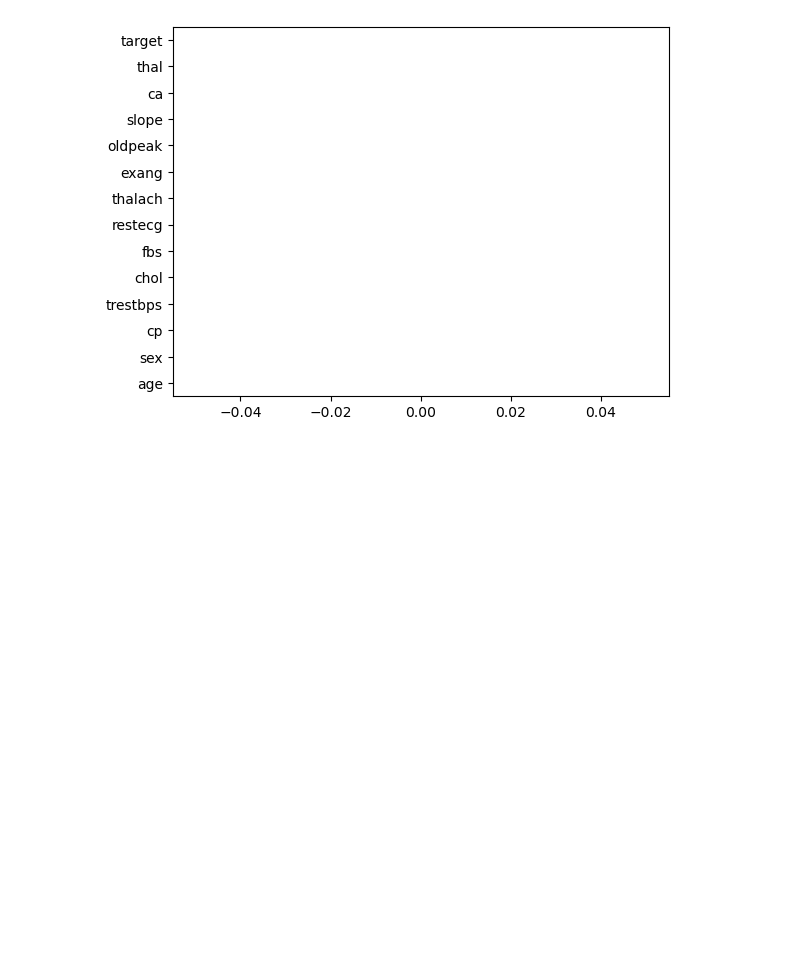
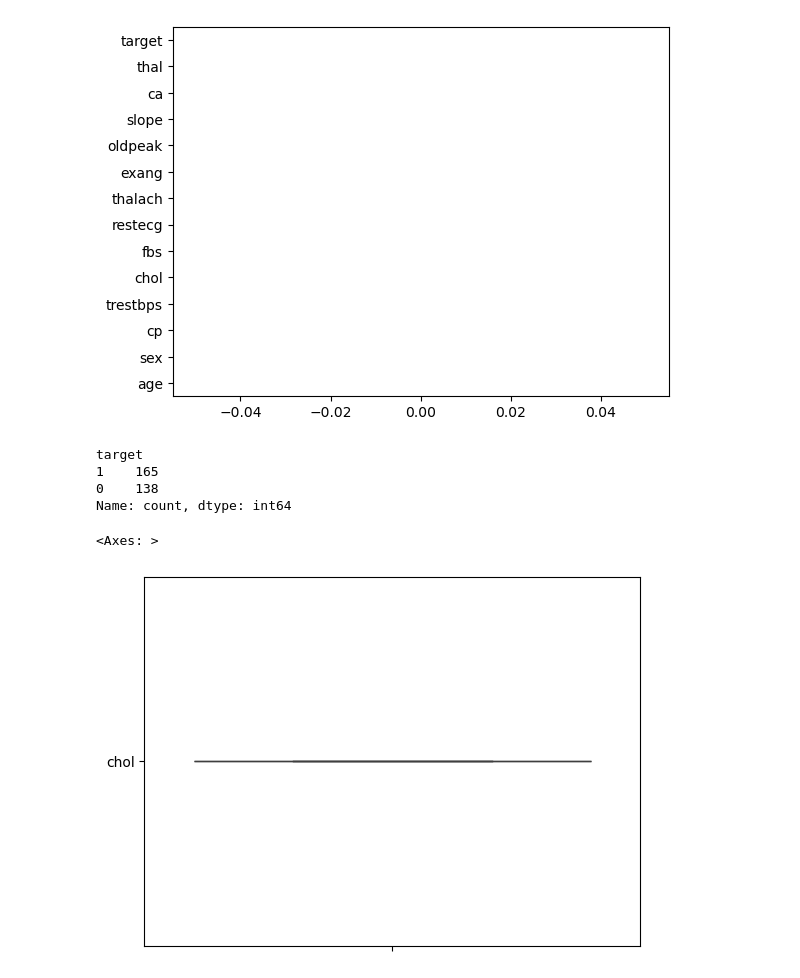
Before and after one commit to Saimehtre18/Heart_Disease_Prediction_Model, a Jupyter notebook: Model.ipynb, the cells around one changed output. Drawn from its saved outputs; the diff is of its cells as text; code cells hidden in the pictures; blank space fills up the shorter version.

```diff
--- a/Model.ipynb
+++ b/Model.ipynb
@@ -136,3 +136,15 @@ df.isnull().sum().plot(kind='barh')
 plt.show()
 # %% [output]
 [figure]
+# %%
+df['target'].value_counts()
+# %% [output]
+target
+1    165
+0    138
+Name: count, dtype: int64
+# %%
+sns.boxplot('chol')
+# %% [output]
+<Axes: >
+[figure, added]
```
Also changed, not shown: parts of 8 cells of this notebook.
